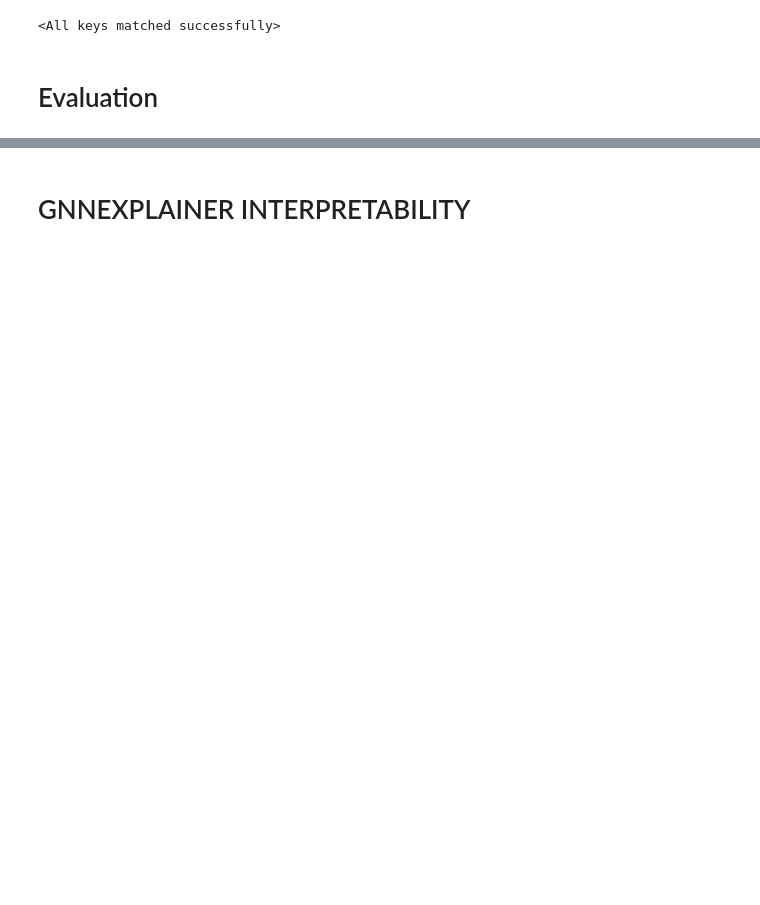
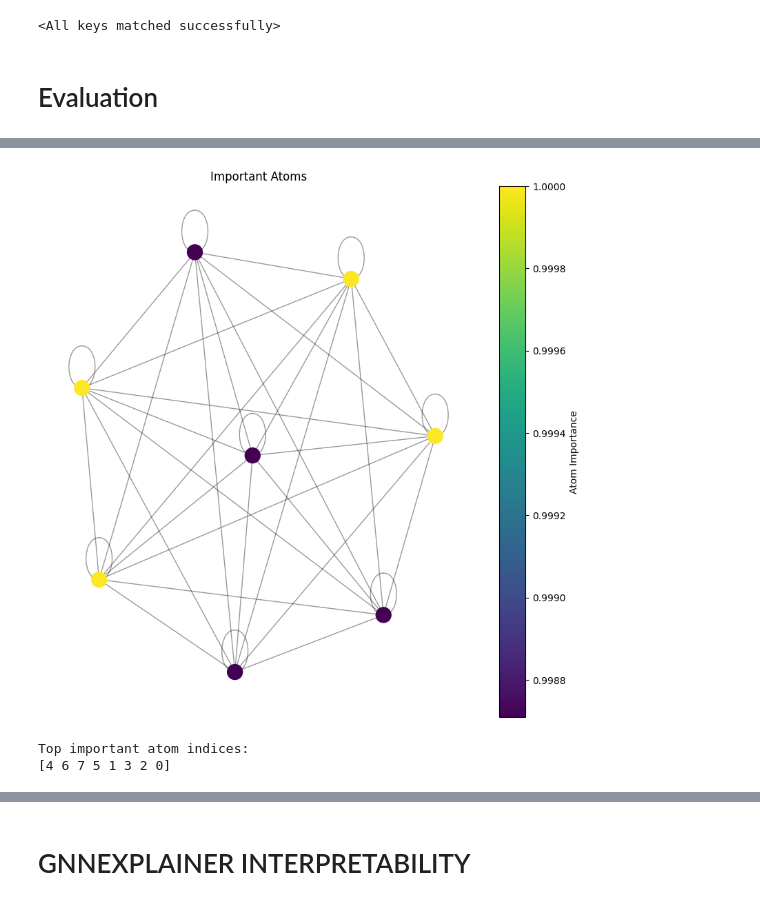
Before and after one commit to RayCharles8/ML-Project, a Jupyter notebook: CGNN.ipynb, the cells around one changed output, grey strips where cells are left out. Cells and saved outputs as stored; diff of their text form; code cells hidden in the pictures; blank space fills up the shorter version.

```diff
--- a/CGNN.ipynb
+++ b/CGNN.ipynb
@@ -768,0 +1354,36 @@ plot_regression_scatter(labels, probs)
+# %%
+plt.figure(figsize=(10, 10))
+
+nodes = nx.draw_networkx_nodes(
+    G,
+    pos,
+    node_color=node_scores,
+    cmap=plt.cm.viridis,
+    node_size=250
+)
+
+nx.draw_networkx_edges(
+    G,
+    pos,
+    alpha=0.4
+)
+
+plt.colorbar(nodes, label="Atom Importance")
+
+plt.title("Important Atoms")
+
+plt.axis("off")
+
+plt.show()
+# %% [output]
+[figure, added]
+# %%
+top_k = 10
+
+top_indices = np.argsort(node_scores)[-top_k:]
+
+print("Top important atom indices:")
+print(top_indices)
+# %% [output]
+Top important atom indices:
+[4 6 7 5 1 3 2 0]
```
Also changed, not shown: parts of 59 cells of this notebook.
